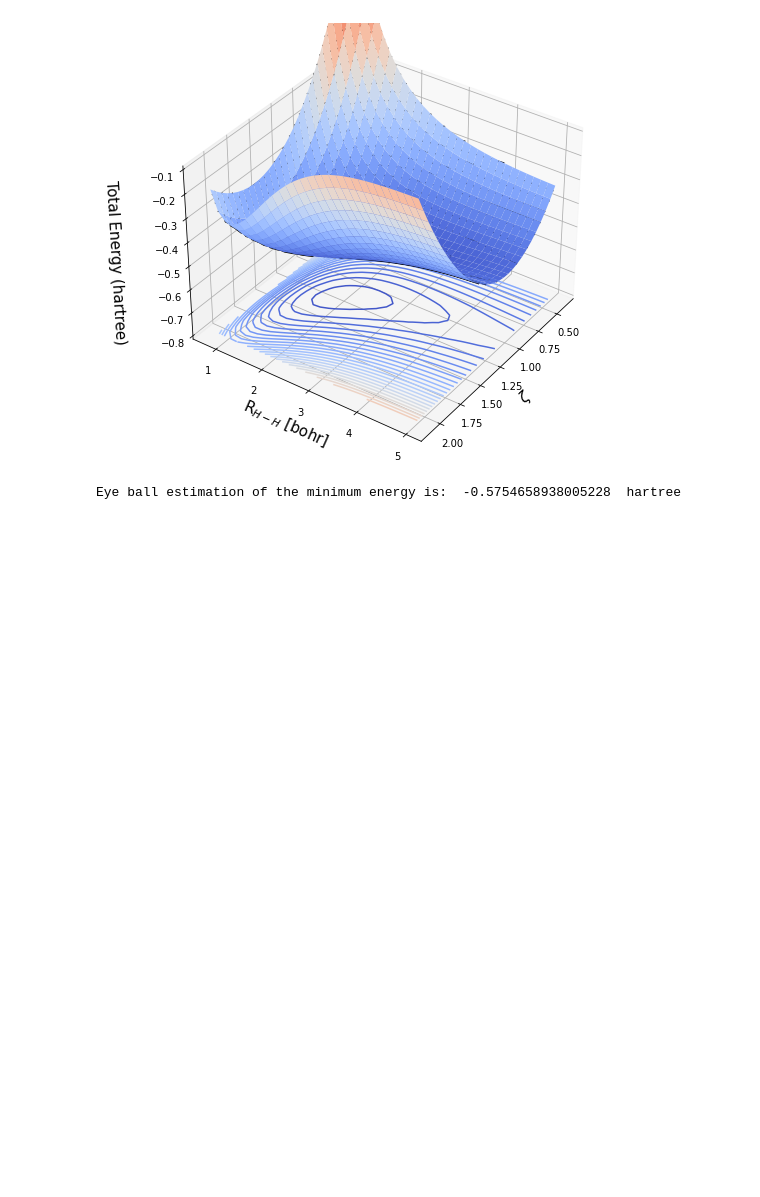
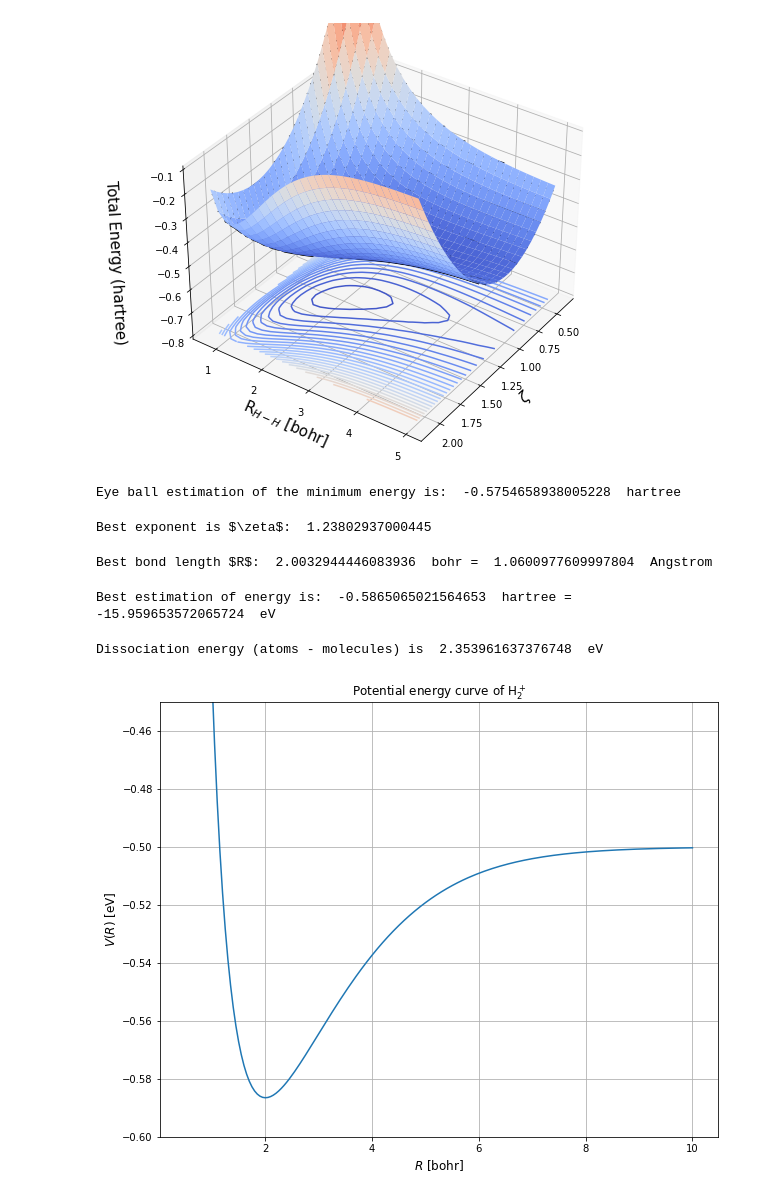
Before and after one commit to raghurama123/Comp_PhysChem_Basic, a Jupyter notebook: notebooks/Comp_PhysChem_Basic_03.ipynb, the cells around one changed output. Drawn from its saved outputs; the diff is of its cells as text; code cells hidden in the pictures; blank space fills up the shorter version.

```diff
--- a/notebooks/Comp_PhysChem_Basic_03.ipynb
+++ b/notebooks/Comp_PhysChem_Basic_03.ipynb
@@ -38,3 +38,62 @@ y_guess = 2.0 # R in bohr
 print('Eye ball estimation of the minimum energy is: ', E(x_guess,y_guess), ' hartree')
 # %% [output]
 Eye ball estimation of the minimum energy is:  -0.5754658938005228  hartree
+# %%
+from scipy import optimize
+
+def E(x):
+    zeta=x[0]
+    R=x[1]
+    S=(1 + zeta*R + (1/3)*(zeta*R)**2) * np.exp(-zeta*R)
+    J=(1/2)*zeta**2 - zeta -1/R + (1/R+zeta) * np.exp(-2*zeta*R)
+    K=-(1/2) * S*zeta**2 - zeta * (1+zeta*R) * (2-zeta) * np.exp(-zeta*R)
+    E=( J + K )/(1 + S) + 1/R
+    return E
+
+x=[1,1]
+solution=optimize.minimize(E,x,method='L-BFGS-B')
+# %%
+print('Best exponent is $\zeta$: ', solution.x[0])
+# %% [output]
+Best exponent is $\zeta$:  1.23802937000445
+# %%
+print('Best bond length $R$: ', solution.x[1], ' bohr = ',solution.x[1]*0.529177208, ' Angstrom')
+# %% [output]
+Best bond length $R$:  2.0032944446083936  bohr =  1.0600977609997804  Angstrom
+# %%
+print('Best estimation of energy is: ', solution.fun, ' hartree = ', solution.fun*27.21138386937795, ' eV' )
+# %% [output]
+Best estimation of energy is:  -0.5865065021564653  hartree =  -15.959653572065724  eV
+# %%
+print('Dissociation energy (atoms - molecules) is ',(-0.5-solution.fun)*27.21138386937795, ' eV')
+# %% [output]
+Dissociation energy (atoms - molecules) is  2.353961637376748  eV
+# %%
+def E(x):
+    zeta=x
+    S=(1 + zeta*R + (1/3)*(zeta*R)**2) * np.exp(-zeta*R)
+    J=(1/2)*zeta**2 - zeta -1/R + (1/R+zeta) * np.exp(-2*zeta*R)
+    K=-(1/2) * S*zeta**2 - zeta * (1+zeta*R) * (2-zeta) * np.exp(-zeta*R)
+    E=( J + K )/(1 + S) + 1/R
+    return E
+
+V=np.zeros(191)
+r=np.zeros(191)
+
+for i in range(191):
+    R=0.5+i*0.05
+    x = 1.0
+    solution=optimize.minimize(E,R,method='L-BFGS-B')
+    r[i]=R
+    V[i]=solution.fun
+
+plt.plot(r,V)
+plt.title('Potential energy curve of H$_2^+$')
+plt.savefig('pes.png')
+plt.ylim(-0.60,-0.45)
+plt.grid()
+plt.xlabel("$R$ [bohr]", fontsize=12)
+plt.ylabel("$V(R)$ [eV]", fontsize=12)
+plt.show()
+# %% [output]
+[figure, added]
```
Also changed, not shown: 1 other file.
